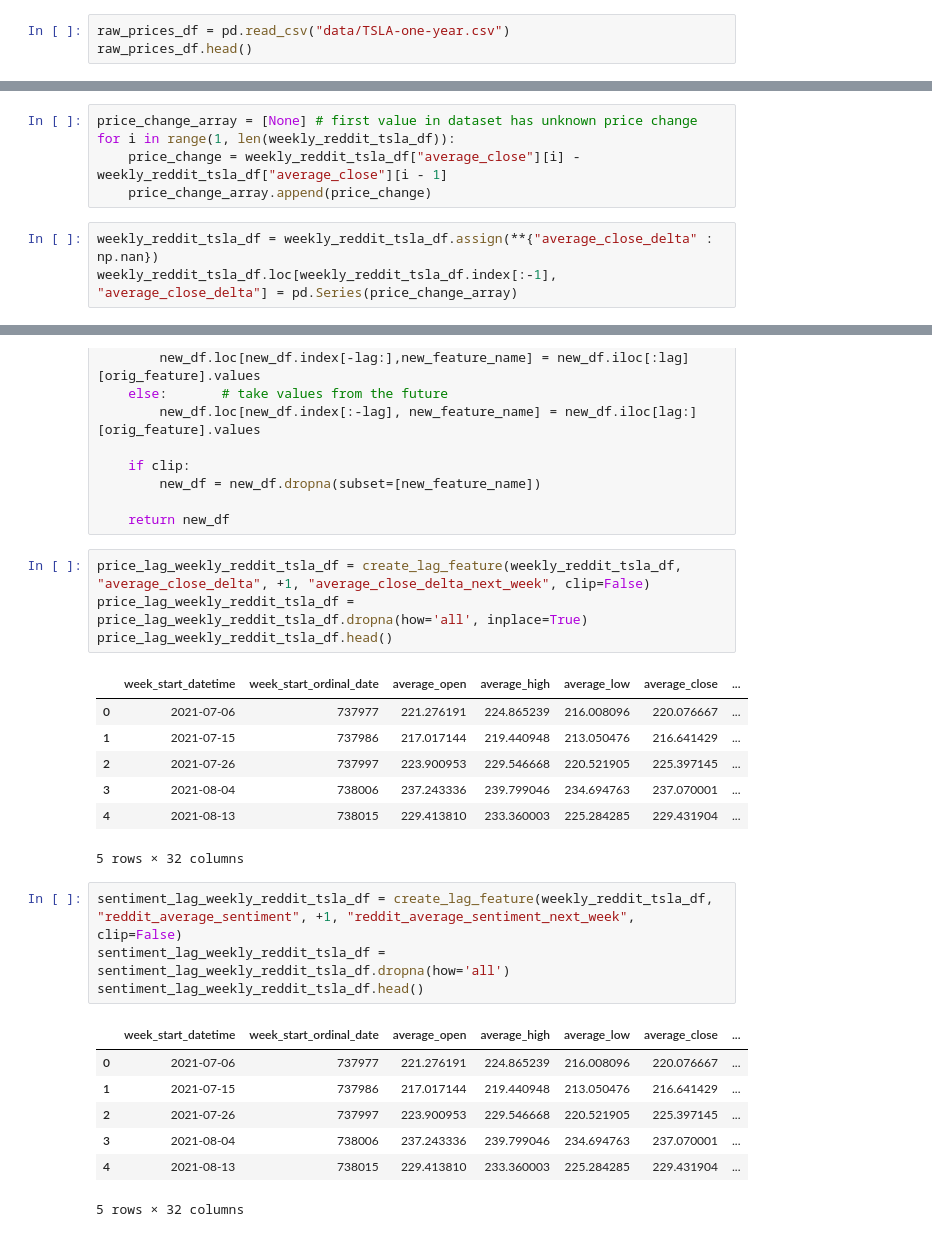
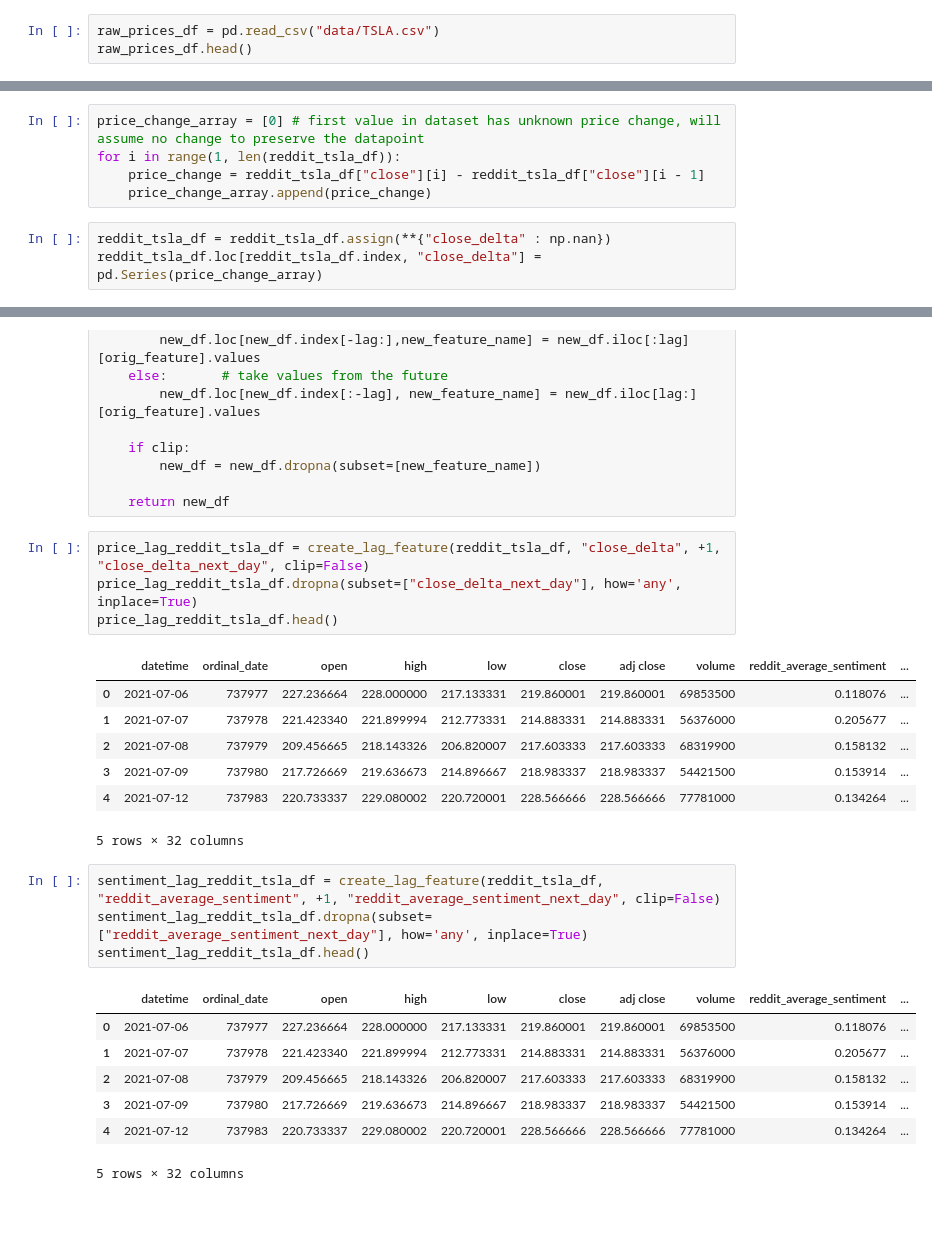
Before and after one commit to chanjdaniel/reddit_tsla_data_analysis, a Jupyter notebook: reddit_tsla.ipynb, the cells around one changed output, grey strips where cells are left out. Drawn from its saved outputs; the diff is of its cells as text.

```diff
--- a/reddit_tsla.ipynb
+++ b/reddit_tsla.ipynb
@@ -64,7 +65,7 @@ raw_posts_df.head()
 | 3 | post | vriek0 | n9evv | teslainvestorsclub | False | 1656971708 | https://old.reddit.com/r/teslainv... | twitter.com | ... |
 | 4 | post | vrea7h | 32a4fr | ai_trading | False | 1656960267 | https://old.reddit.com/r/ai_tradi... | tickeron.com | ... |
 # %%
-raw_prices_df = pd.read_csv("data/TSLA-one-year.csv")
+raw_prices_df = pd.read_csv("data/TSLA.csv")
 raw_prices_df.head()
 # %% [output]
 |  | Date | Open | High | Low | Close | Adj Close | Volume |
@@ -477,8 +468,8 @@ plt.show()
 # %%
-price_change_array = [None] # first value in dataset has unknown price change
-for i in range(1, len(weekly_reddit_tsla_df)):
-    price_change = weekly_reddit_tsla_df["average_close"][i] - weekly_reddit_tsla_df["average_close"][i - 1]
+price_change_array = [0] # first value in dataset has unknown price change, will assume no change to preserve the datapoint
+for i in range(1, len(reddit_tsla_df)):
+    price_change = reddit_tsla_df["close"][i] - reddit_tsla_df["close"][i - 1]
     price_change_array.append(price_change)
 # %%
-weekly_reddit_tsla_df = weekly_reddit_tsla_df.assign(**{"average_close_delta" : np.nan})
-weekly_reddit_tsla_df.loc[weekly_reddit_tsla_df.index[:-1], "average_close_delta"] = pd.Series(price_change_array)
+reddit_tsla_df = reddit_tsla_df.assign(**{"close_delta" : np.nan})
+reddit_tsla_df.loc[reddit_tsla_df.index, "close_delta"] = pd.Series(price_change_array)
@@ -580,26 +559,26 @@ def create_lag_feature(df, orig_feature, lag, new_feature_name=None, clip=False)
 
     return new_df
 # %%
-price_lag_weekly_reddit_tsla_df = create_lag_feature(weekly_reddit_tsla_df, "average_close_delta", +1, "average_close_delta_next_week", clip=False)
-price_lag_weekly_reddit_tsla_df = price_lag_weekly_reddit_tsla_df.dropna(how='all', inplace=True)
-price_lag_weekly_reddit_tsla_df.head()
+price_lag_reddit_tsla_df = create_lag_feature(reddit_tsla_df, "close_delta", +1, "close_delta_next_day", clip=False)
+price_lag_reddit_tsla_df.dropna(subset=["close_delta_next_day"], how='any', inplace=True)
+price_lag_reddit_tsla_df.head()
 # %% [output]
-|  | week_start_datetime | week_start_ordinal_date | average_open | average_high | average_low | average_close | ... |
-| 0 | 2021-07-06 | 737977 | 221.276191 | 224.865239 | 216.008096 | 220.076667 | ... |
-| 1 | 2021-07-15 | 737986 | 217.017144 | 219.440948 | 213.050476 | 216.641429 | ... |
-| 2 | 2021-07-26 | 737997 | 223.900953 | 229.546668 | 220.521905 | 225.397145 | ... |
-| 3 | 2021-08-04 | 738006 | 237.243336 | 239.799046 | 234.694763 | 237.070001 | ... |
-| 4 | 2021-08-13 | 738015 | 229.413810 | 233.360003 | 225.284285 | 229.431904 | ... |
+|  | datetime | ordinal_date | open | high | low | close | adj close | volume | reddit_average_sentiment | ... |
+| 0 | 2021-07-06 | 737977 | 227.236664 | 228.000000 | 217.133331 | 219.860001 | 219.860001 | 69853500 | 0.118076 | ... |
+| 1 | 2021-07-07 | 737978 | 221.423340 | 221.899994 | 212.773331 | 214.883331 | 214.883331 | 56376000 | 0.205677 | ... |
+| 2 | 2021-07-08 | 737979 | 209.456665 | 218.143326 | 206.820007 | 217.603333 | 217.603333 | 68319900 | 0.158132 | ... |
+| 3 | 2021-07-09 | 737980 | 217.726669 | 219.636673 | 214.896667 | 218.983337 | 218.983337 | 54421500 | 0.153914 | ... |
+| 4 | 2021-07-12 | 737983 | 220.733337 | 229.080002 | 220.720001 | 228.566666 | 228.566666 | 77781000 | 0.134264 | ... |
 5 rows × 32 columns
 # %%
-sentiment_lag_weekly_reddit_tsla_df = create_lag_feature(weekly_reddit_tsla_df, "reddit_average_sentiment", +1, "reddit_average_sentiment_next_week", clip=False)
-sentiment_lag_weekly_reddit_tsla_df = sentiment_lag_weekly_reddit_tsla_df.dropna(how='all')
-sentiment_lag_weekly_reddit_tsla_df.head()
+sentiment_lag_reddit_tsla_df = create_lag_feature(reddit_tsla_df, "reddit_average_sentiment", +1, "reddit_average_sentiment_next_day", clip=False)
+sentiment_lag_reddit_tsla_df.dropna(subset=["reddit_average_sentiment_next_day"], how='any', inplace=True)
+sentiment_lag_reddit_tsla_df.head()
 # %% [output]
-|  | week_start_datetime | week_start_ordinal_date | average_open | average_high | average_low | average_close | ... |
-| 0 | 2021-07-06 | 737977 | 221.276191 | 224.865239 | 216.008096 | 220.076667 | ... |
-| 1 | 2021-07-15 | 737986 | 217.017144 | 219.440948 | 213.050476 | 216.641429 | ... |
-| 2 | 2021-07-26 | 737997 | 223.900953 | 229.546668 | 220.521905 | 225.397145 | ... |
-| 3 | 2021-08-04 | 738006 | 237.243336 | 239.799046 | 234.694763 | 237.070001 | ... |
-| 4 | 2021-08-13 | 738015 | 229.413810 | 233.360003 | 225.284285 | 229.431904 | ... |
+|  | datetime | ordinal_date | open | high | low | close | adj close | volume | reddit_average_sentiment | ... |
+| 0 | 2021-07-06 | 737977 | 227.236664 | 228.000000 | 217.133331 | 219.860001 | 219.860001 | 69853500 | 0.118076 | ... |
+| 1 | 2021-07-07 | 737978 | 221.423340 | 221.899994 | 212.773331 | 214.883331 | 214.883331 | 56376000 | 0.205677 | ... |
+| 2 | 2021-07-08 | 737979 | 209.456665 | 218.143326 | 206.820007 | 217.603333 | 217.603333 | 68319900 | 0.158132 | ... |
+| 3 | 2021-07-09 | 737980 | 217.726669 | 219.636673 | 214.896667 | 218.983337 | 218.983337 | 54421500 | 0.153914 | ... |
+| 4 | 2021-07-12 | 737983 | 220.733337 | 229.080002 | 220.720001 | 228.566666 | 228.566666 | 77781000 | 0.134264 | ... |
 5 rows × 32 columns
```
Also changed, not shown: parts of 40 cells of this notebook.
